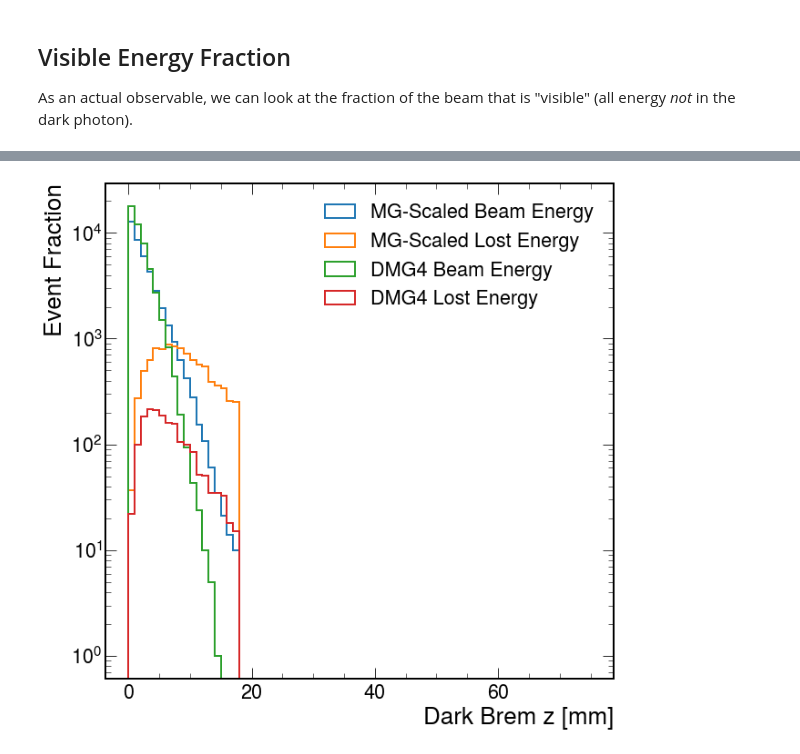
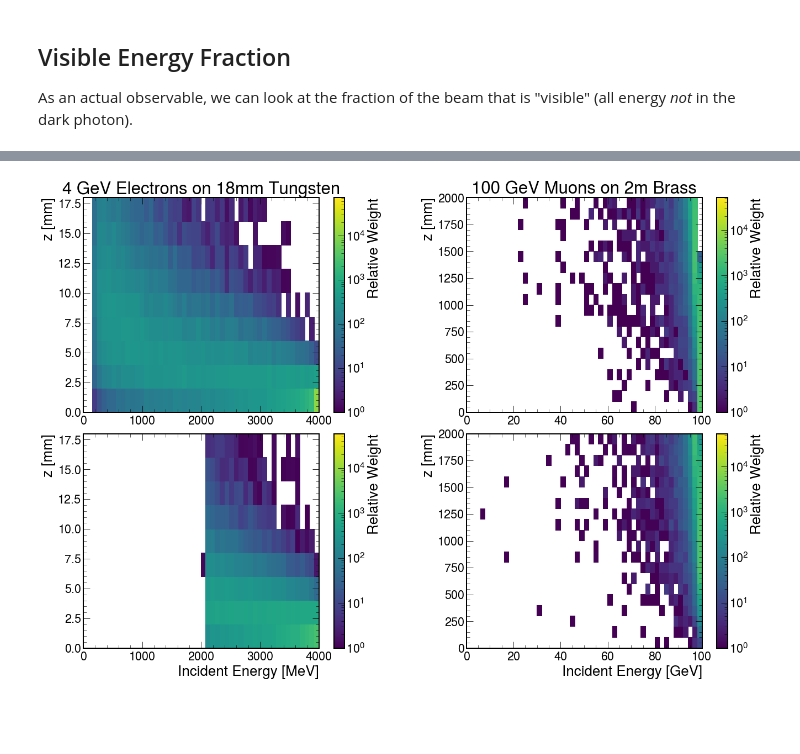
Before and after one commit to tomeichlersmith/ldmx-sim-technique, a Jupyter notebook: ana/plot-dev.ipynb, the cells around one changed output, grey strips where cells are left out. Saved outputs shown, nothing was run; the diff lists cells and outputs as text; code cells hidden in the pictures; blank space fills up the shorter version.

```diff
--- a/ana/plot-dev.ipynb
+++ b/ana/plot-dev.ipynb
@@ -197,18 +208,32 @@ The incident electron energy plot has a weird dual-peak nature. One hypothesis f
-# %%
-inc_e_cuts = {}
-for name, df in el_data.items() :
-    if name == 'MG' :
-        continue
-    inc_e_cuts[f'{name} Beam Energy'] = df[df['incident_energy']>=4000.]
-    inc_e_cuts[f'{name} Lost Energy'] = df[df['incident_energy']< 4000.]
-
-for name, sl in inc_e_cuts.items() :
-    plt.hist(sl['z'],
-             bins=75,range=(0.,75.),histtype='step',linewidth=2.,label=name)
-plt.yscale('log')
-plt.xlabel('Dark Brem z [mm]')
-plt.ylabel('Event Fraction')
-plt.legend()
-plt.show()
-# %% [output]
-[figure, removed]
+# %%
+import matplotlib as mpl
+fig, ((e_mgs,m_mgs),(e_dmg4,m_dmg4)) = plt.subplots(ncols=2,nrows=2)
+fig.set_size_inches(22,15)
+plt.subplots_adjust(hspace=0.1,wspace=0.3)
+e_mgs.set_title('4 GeV Electrons on 18mm Tungsten')
+e_dmg4.set_xlabel('Incident Energy [MeV]')
+m_mgs.set_title('100 GeV Muons on 2m Brass')
+m_dmg4.set_xlabel('Incident Energy [GeV]')
+
+for ax, (name, df) in zip([e_mgs, e_dmg4],el_data.items()) :
+    ax.set_ylabel('z [mm]')
+    h = ax.hist2d(df['incident_energy'], df['z'],
+              weights=df['weight']/df['weight'].min(),
+              norm=mpl.colors.LogNorm(vmin=1.,vmax=df['weight'].sum()/df['weight'].min()),
+              cmin=1.,
+              range=((0,4000.511),(0,18)),bins=(50,9))
+    fig.colorbar(h[3], ax = ax, label = 'Relative Weight')
+
+
+for ax, (name, df) in zip([m_mgs, m_dmg4],mu_data.items()) :
+    ax.set_ylabel('z [mm]')
+    h = ax.hist2d(df['incident_energy']/1000, df['z'],
+              weights=df['weight']/df['weight'].min(),
+              norm=mpl.colors.LogNorm(vmin=1.,vmax=df['weight'].sum()/df['weight'].min()),
+              cmin=1.,
+              range=((0,100.106),(0,2000)),bins=(50,20))
+    fig.colorbar(h[3], ax = ax, label = 'Relative Weight')
+
+plt.show()
+# %% [output]
+[figure, added]
```
Also changed, not shown: parts of 12 cells of this notebook.
